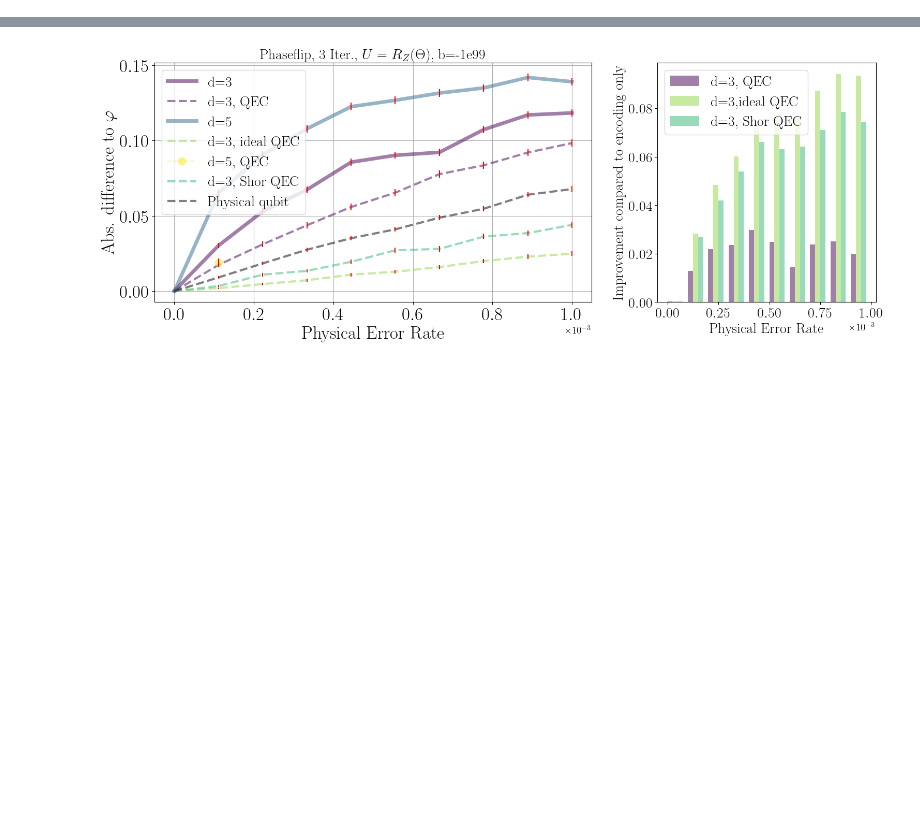
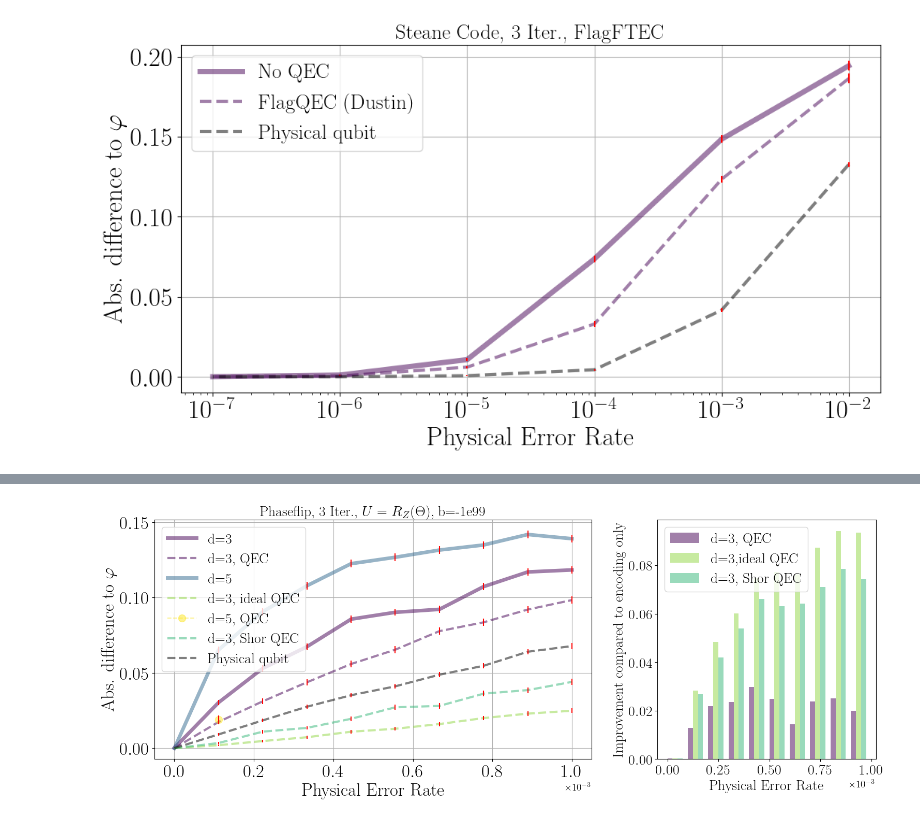
Before and after one commit to RicemanBoy/iqpe, a Jupyter notebook: repcode.ipynb, the cells around one changed output, grey strips where cells are left out. Saved outputs shown, nothing was run; the diff lists cells and outputs as text; code cells hidden in the pictures; blank space fills up the shorter version.

Commit message:
implement leons qec cycle for steane

```diff
--- a/repcode.ipynb
+++ b/repcode.ipynb
@@ -12,6 +12,62 @@ plt.rcParams.update({
     "font.family": "Bitstream Vera Sans",
     "font.sans-serif": "Helvetica",
 })
+# %%
+# Phaseflipcode mit bias preserving [H,X,Z,CX,CCX] Gateset, improved mit beamsearch, aka etwa 20% weniger CX, RZ und nur einer Unitary U, nicht 2xsqrt(U)!!!
+shots = 400
+
+p1, y1, y_qec1, err1, err_qec1 = np.loadtxt("HPC/text/steane_protocol_crossover.txt", delimiter = ",")
+# p2, y2, err2 = np.loadtxt("HPC/text/d5_rz_short_crossover_noqec.txt", delimiter = ",")
+# p3, y_qec3, err_qec3 = np.loadtxt("HPC/text/d3_rz_short_crossover_shorqec.txt", delimiter = ",")
+# p4, y_qec4, err_qec4 = np.loadtxt("HPC/text/d5_rz_short_qec_0.txt", delimiter = ",")
+# p5, y5, y_qec5, err5, err_qec5 = np.loadtxt("HPC/text/bigsteane_idealqec_lots.txt", delimiter = ",")
+p6, y6, err6 = np.loadtxt("HPC/text/physicalq_steane_crossover.txt", delimiter =",")
+
+fig, ax1 = plt.subplots(figsize=(12,6))
+
+# try:
+colors = plt.cm.viridis(np.linspace(0, 1, 7))
+# except TypeError:
+#     pass
+
+ax1.plot(p1,y1, label="No QEC", marker = "", linestyle = "-", markersize = 20, alpha = 0.5, color = colors[0], linewidth=5)
+ax1.errorbar(p1, y1, yerr=err1, ecolor="red", linestyle="")
+
+ax1.plot(p1, y_qec1, label="FlagQEC (Dustin)", marker = "", linestyle = "--", markersize = 20, alpha = 0.5, color = colors[0], linewidth=3)
+ax1.errorbar(p1, y_qec1, yerr=err_qec1, ecolor="red", linestyle="")
+
+# ax1.plot(p2, y2, label="d=5", marker = "", linestyle = "-", markersize = 20, alpha = 0.5, color = colors[2], linewidth=5)
+# ax1.errorbar(p2, y2, yerr=err2, ecolor="red", linestyle="")
+
+# ax1.plot(p3, y_qec3, label="d=3, Shor QEC", marker = "", linestyle = "--", markersize = 20, alpha = 0.5, color = colors[5], linewidth=3)
+# ax1.errorbar(p3, y_qec3, yerr=err_qec3, ecolor="red", linestyle="")
+
+# ax1.plot(p4, y_qec4, label="d=5, QEC", marker = ".", linestyle = "--", markersize = 20, alpha = 0.5, color = colors[6])
+# ax1.errorbar(p4, y_qec4, yerr=err_qec4, ecolor="red", linestyle="")
+
+# ax1.plot(p5, y_qec5, label="d=5, ideal QEC", marker = "", linestyle = "--", markersize = 20, alpha = 0.5, color = colors[4], linewidth=3)
+# ax1.errorbar(p5, y_qec5, yerr=err_qec5, ecolor="red", linestyle="")
+
+ax1.plot(p6,y6, label="Physical qubit", marker = "", linestyle = "--", markersize = 20, alpha = 0.5, color = "black", linewidth=3)
+ax1.errorbar(p6, y6, yerr=err6, ecolor="red", linestyle="")
+
+
+ax1.set_title(r"Steane Code, 3 Iter., FlagFTEC", fontsize=20)
+ax1.set_xlabel("Physical Error Rate", fontsize=25)
+ax1.set_ylabel(r"Abs. difference to $\varphi$", fontsize=25)
+ax1.tick_params(axis='both', which='major', labelsize=25)
+ax1.grid()
+ax1.legend(fontsize=20)
+ax1.set_xscale("log")#, ax1.set_yscale("log")
+############################################################################################################################
+
+# ax1.ticklabel_format(axis="x", style="sci", scilimits=(0, 0)), ax1.xaxis.get_offset_text().set_fontsize(14)
+
+############################################################################################################################
+#plt.tight_layout()# plt.savefig("23.png", bbox_inches="tight" ,dpi=200)
+plt.show()
+# %% [output]
+[figure, added]
 # %%
 # Phaseflipcode mit bias preserving [H,X,Z,CX,CCX] Gateset, improved mit beamsearch, aka etwa 20% weniger CX, RZ und nur einer Unitary U, nicht 2xsqrt(U)!!!
 shots = 400
```
Also changed, not shown: parts of 3 cells of this notebook, 18 other files.
